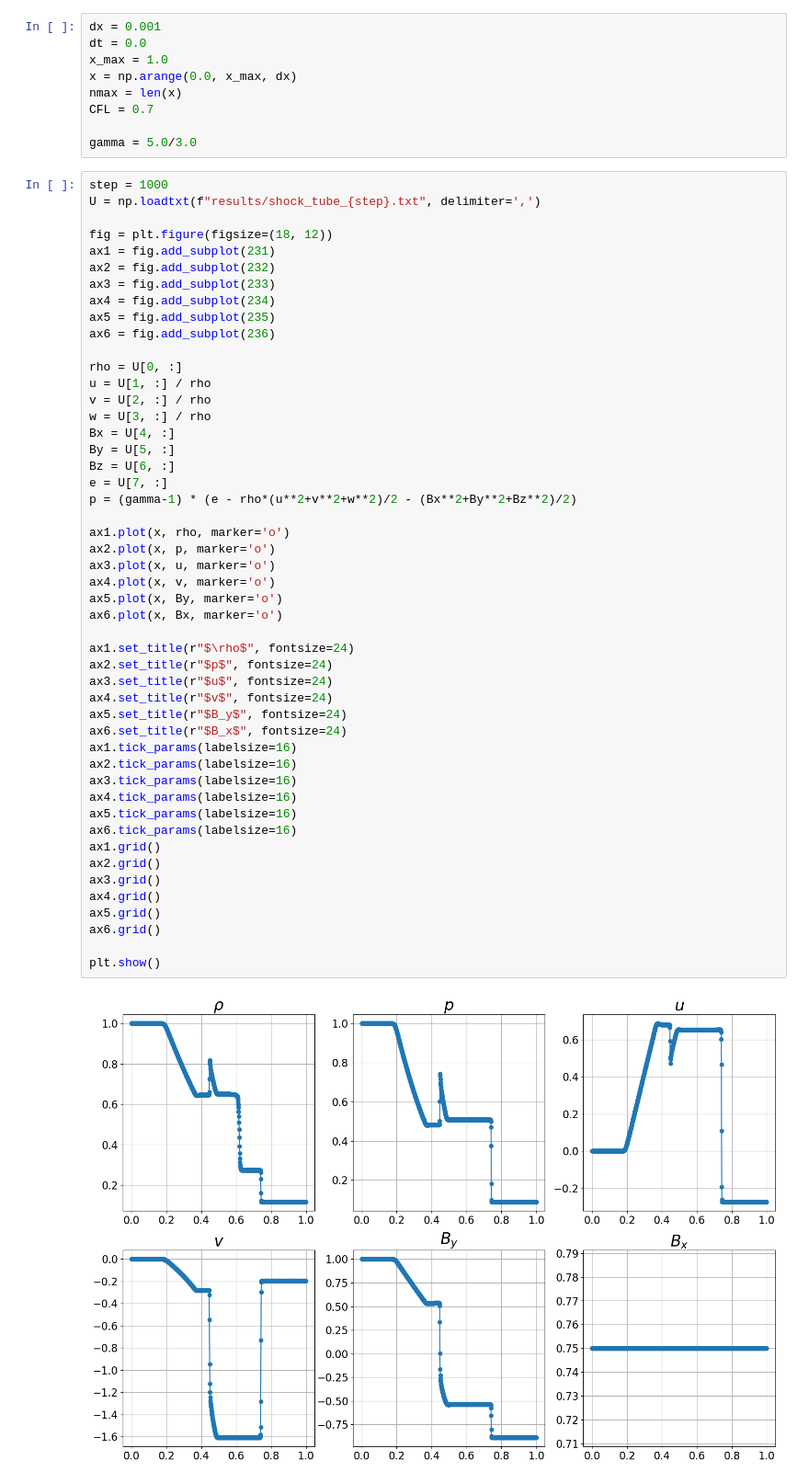
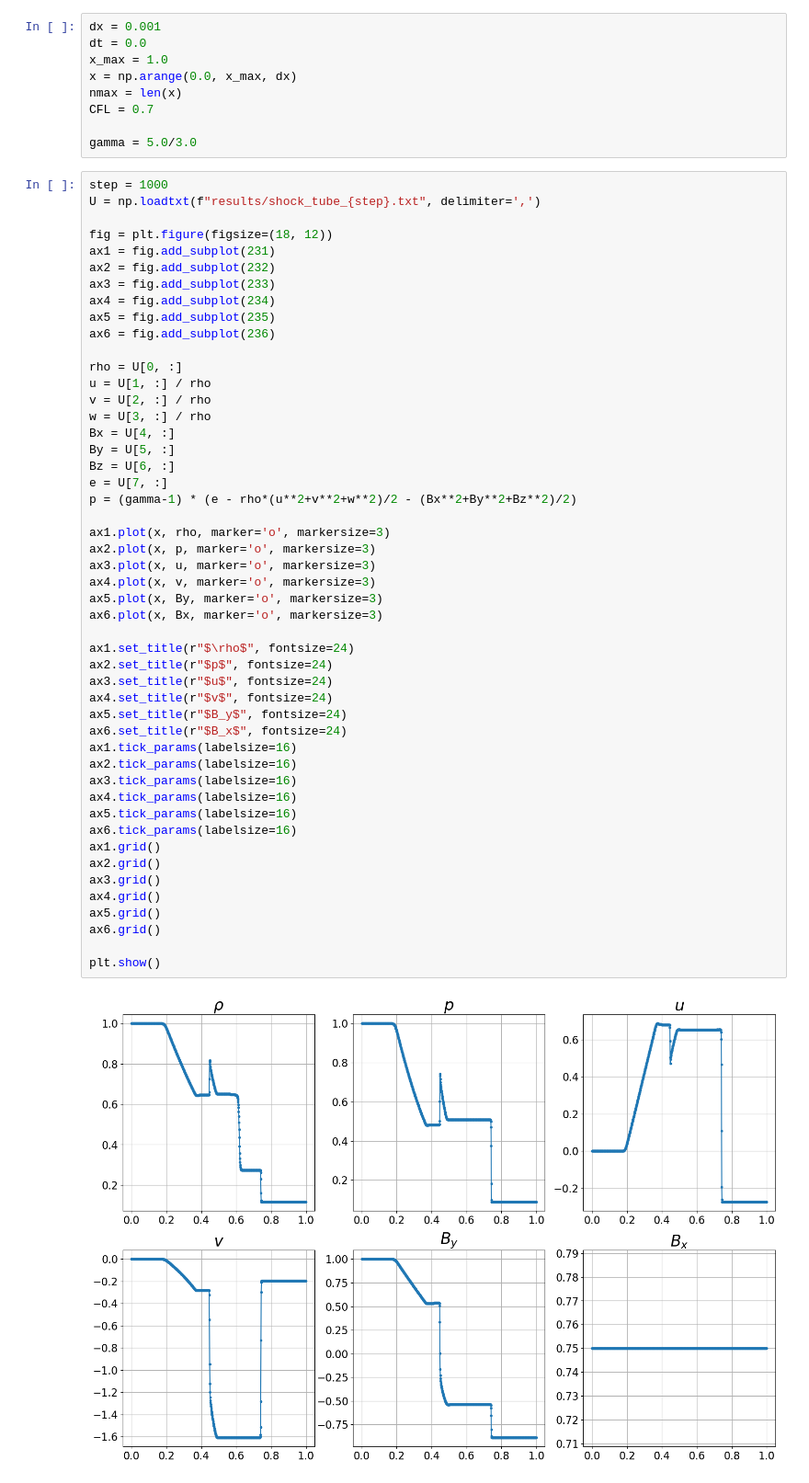
Before and after one commit to keita-akutagawa/IdealMHD_cpp, a Jupyter notebook: examples_1D/shock_tube/plot_shock_tube.ipynb, the cells around one changed output. Shown: that part at 92% size. Drawn from its saved outputs; the diff is of its cells as text.

```diff
--- a/examples_1D/shock_tube/plot_shock_tube.ipynb
+++ b/examples_1D/shock_tube/plot_shock_tube.ipynb
@@ -27,37 +27,37 @@ u = U[1, :] / rho
 v = U[2, :] / rho
 w = U[3, :] / rho
 Bx = U[4, :]
 By = U[5, :]
 Bz = U[6, :]
 e = U[7, :]
 p = (gamma-1) * (e - rho*(u**2+v**2+w**2)/2 - (Bx**2+By**2+Bz**2)/2)
 
-ax1.plot(x, rho, marker='o')
-ax2.plot(x, p, marker='o')
-ax3.plot(x, u, marker='o')
-ax4.plot(x, v, marker='o')
-ax5.plot(x, By, marker='o')
-ax6.plot(x, Bx, marker='o')
+ax1.plot(x, rho, marker='o', markersize=3)
+ax2.plot(x, p, marker='o', markersize=3)
+ax3.plot(x, u, marker='o', markersize=3)
+ax4.plot(x, v, marker='o', markersize=3)
+ax5.plot(x, By, marker='o', markersize=3)
+ax6.plot(x, Bx, marker='o', markersize=3)
 
 ax1.set_title(r"$\rho$", fontsize=24)
 ax2.set_title(r"$p$", fontsize=24)
 ax3.set_title(r"$u$", fontsize=24)
 ax4.set_title(r"$v$", fontsize=24)
 ax5.set_title(r"$B_y$", fontsize=24)
 ax6.set_title(r"$B_x$", fontsize=24)
 ax1.tick_params(labelsize=16)
 ax2.tick_params(labelsize=16)
 ax3.tick_params(labelsize=16)
 ax4.tick_params(labelsize=16)
 ax5.tick_params(labelsize=16)
 ax6.tick_params(labelsize=16)
 ax1.grid()
 ax2.grid()
 ax3.grid()
 ax4.grid()
 ax5.grid()
 ax6.grid()
 
 plt.show()
 # %% [output]
-[figure, old version]
+[figure, new version]
```
Also changed, not shown: parts of 13 cells of this notebook, 1 other file.
